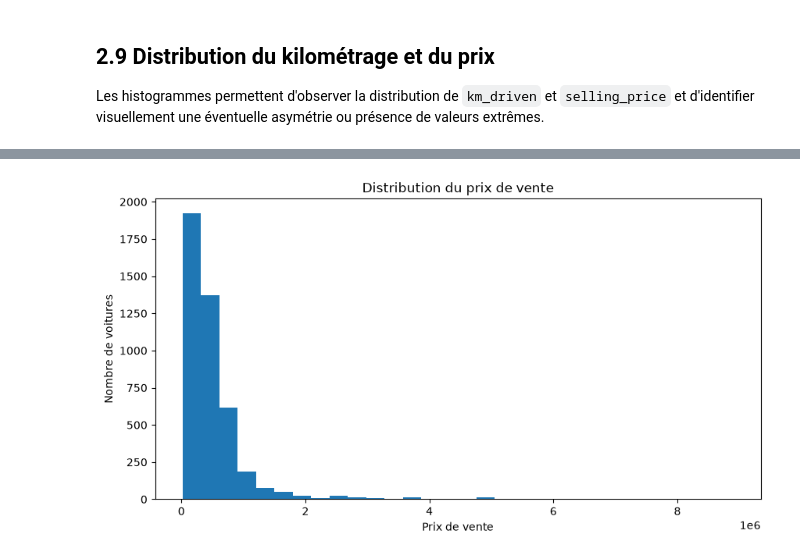
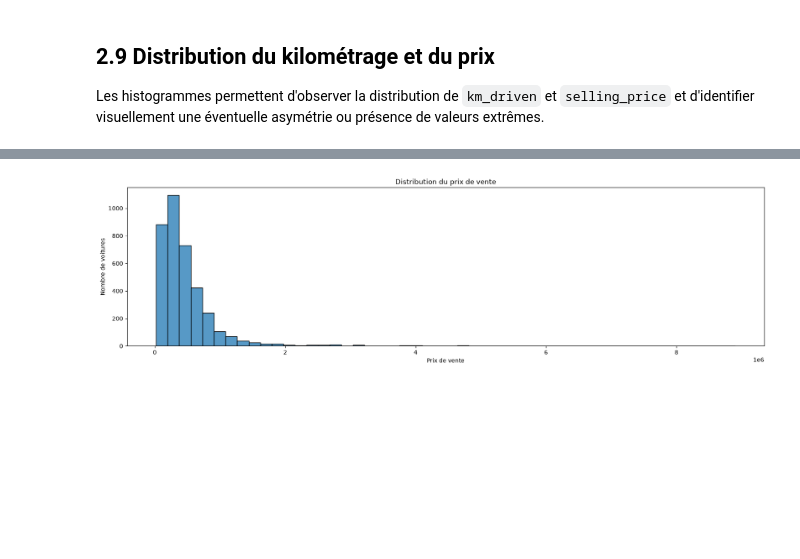
Before and after one commit to yakhlafhoussam/Car-Price-Predictor, a Jupyter notebook: notebooks/exploration.ipynb, the cells around one changed output, grey strips where cells are left out. Drawn from its saved outputs; the diff is of its cells as text; code cells hidden in the pictures; blank space fills up the shorter version.

```diff
--- a/notebooks/exploration.ipynb
+++ b/notebooks/exploration.ipynb
@@ -327,9 +332,9 @@ plt.show()
 # %%
-plt.figure(figsize=(10, 5))
-plt.hist(df["selling_price"], bins=30)
+plt.figure(figsize=(20, 5))
+sns.histplot(df["selling_price"], bins=50)
 plt.xlabel("Prix de vente")
 plt.ylabel("Nombre de voitures")
 plt.title("Distribution du prix de vente")
 plt.show()
 # %% [output]
-[figure, old version]
+[figure, new version]
```
Also changed, not shown: parts of 18 cells of this notebook.
